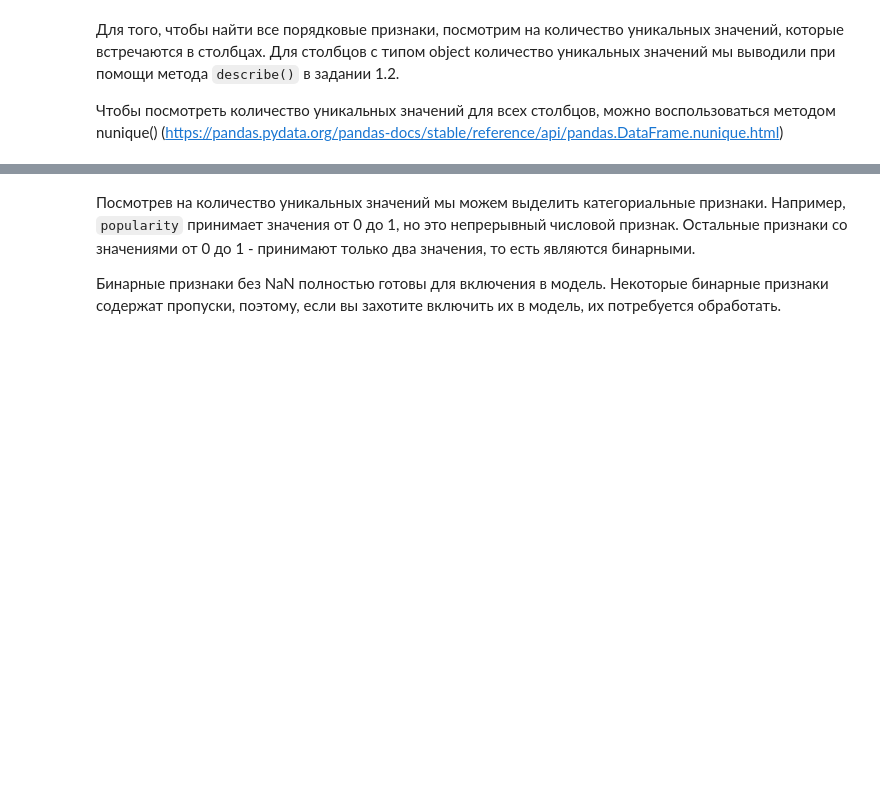
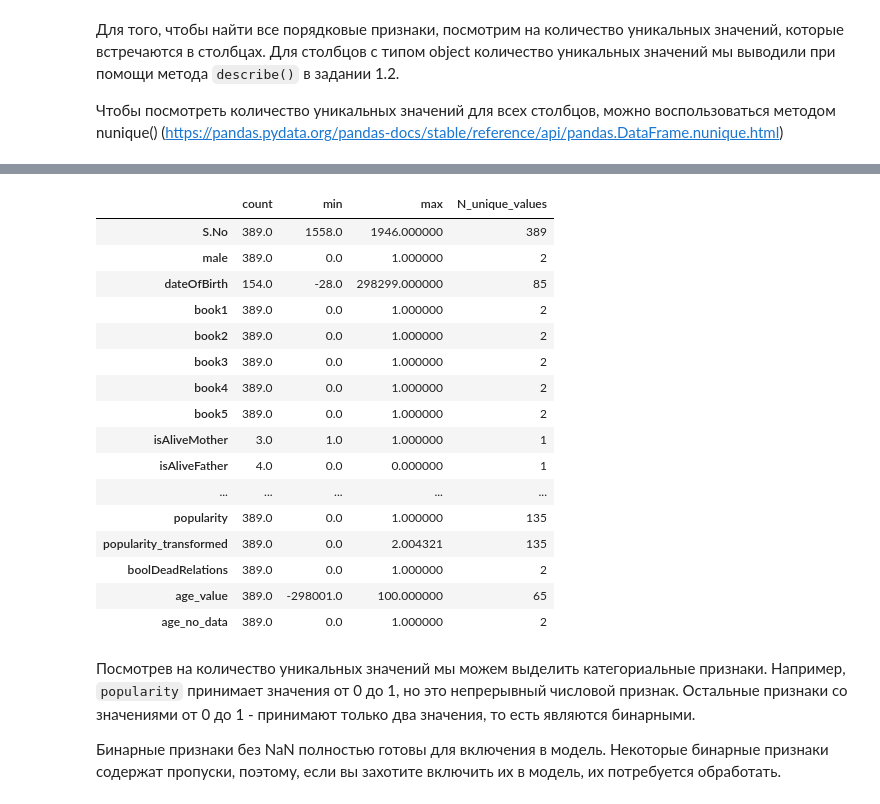
Before and after one commit to olga-belozer/CALC, a Jupyter notebook: week_01_ml_intro/Homework/hw_1_game_of_thrones.ipynb, the cells around one changed output, grey strips where cells are left out. Saved outputs shown, nothing was run; the diff lists cells and outputs as text; code cells hidden in the pictures; blank space fills up the shorter version.

```diff
--- a/week_01_ml_intro/Homework/hw_1_game_of_thrones.ipynb
+++ b/week_01_ml_intro/Homework/hw_1_game_of_thrones.ipynb
@@ -211,3 +229,7 @@ plt.show()
 Посмотрите на частотное распределение этого признака. Лишь для малого числа персонажей `numDeadRelations>0`.
 
 Создайте признак `boolDeadRelations`. Давайте упростим признак `numDeadRelations`, и просто поделим людей на тех, у кого были хоть какие то отношения с мертвыми персонажами, т.е. `numDeadRelations > 0`, и те, у которых не было, т.е. `numDeadRelations = 0`.
+# %%
+print(data['numDeadRelations'].value_counts())
+data['boolDeadRelations'] = (data['numDeadRelations'] > 0).astype(int)
+print(data['boolDeadRelations'].value_counts())
@@ -326,3 +400,9 @@ d_inverted
 # По аналогии с примером выше инвертируйте словарь cultures_grouped
 # cultures_grouped_inverted = ...
 # ...
+cultures_grouped_inverted = {}
+for k in cultures_grouped.keys():
+  for v in cultures_grouped[k]:
+      cultures_grouped_inverted.update({v:k})
+
+cultures_grouped_inverted
@@ -360,7 +537,25 @@ data.nunique()
 # %%
 # Для числовых столбцов можно вывести в одну таблицу более детальную статистику, объединив выводы describe() и nunique()
 # Код ниже требуется дополнить по аналогии с заданием 1.2.
-data.describe(include = [...]).T[['count', 'min', 'max']].assign(N_unique_values = data.nunique())
+data.describe(include = [np.number]).T[['count', 'min', 'max']].assign(N_unique_values = data.nunique())
+# %% [output]
+|  | count | min | max | N_unique_values |
+| S.No | 389.0 | 1558.0 | 1946.000000 | 389 |
+| male | 389.0 | 0.0 | 1.000000 | 2 |
+| dateOfBirth | 154.0 | -28.0 | 298299.000000 | 85 |
+| book1 | 389.0 | 0.0 | 1.000000 | 2 |
+| book2 | 389.0 | 0.0 | 1.000000 | 2 |
+| book3 | 389.0 | 0.0 | 1.000000 | 2 |
+| book4 | 389.0 | 0.0 | 1.000000 | 2 |
+| book5 | 389.0 | 0.0 | 1.000000 | 2 |
+| isAliveMother | 3.0 | 1.0 | 1.000000 | 1 |
+| isAliveFather | 4.0 | 0.0 | 0.000000 | 1 |
+| ... | ... | ... | ... | ... |
+| popularity | 389.0 | 0.0 | 1.000000 | 135 |
+| popularity_transformed | 389.0 | 0.0 | 2.004321 | 135 |
+| boolDeadRelations | 389.0 | 0.0 | 1.000000 | 2 |
+| age_value | 389.0 | -298001.0 | 100.000000 | 65 |
+| age_no_data | 389.0 | 0.0 | 1.000000 | 2 |
 # %% [markdown]
 Посмотрев на количество уникальных значений мы можем выделить категориальные признаки. Например, `popularity` принимает значения от 0 до 1, но это непрерывный числовой признак. Остальные признаки со значениями от 0 до 1 - принимают только два значения, то есть являются бинарными.
 
```
Also changed, not shown: parts of 22 cells of this notebook.
